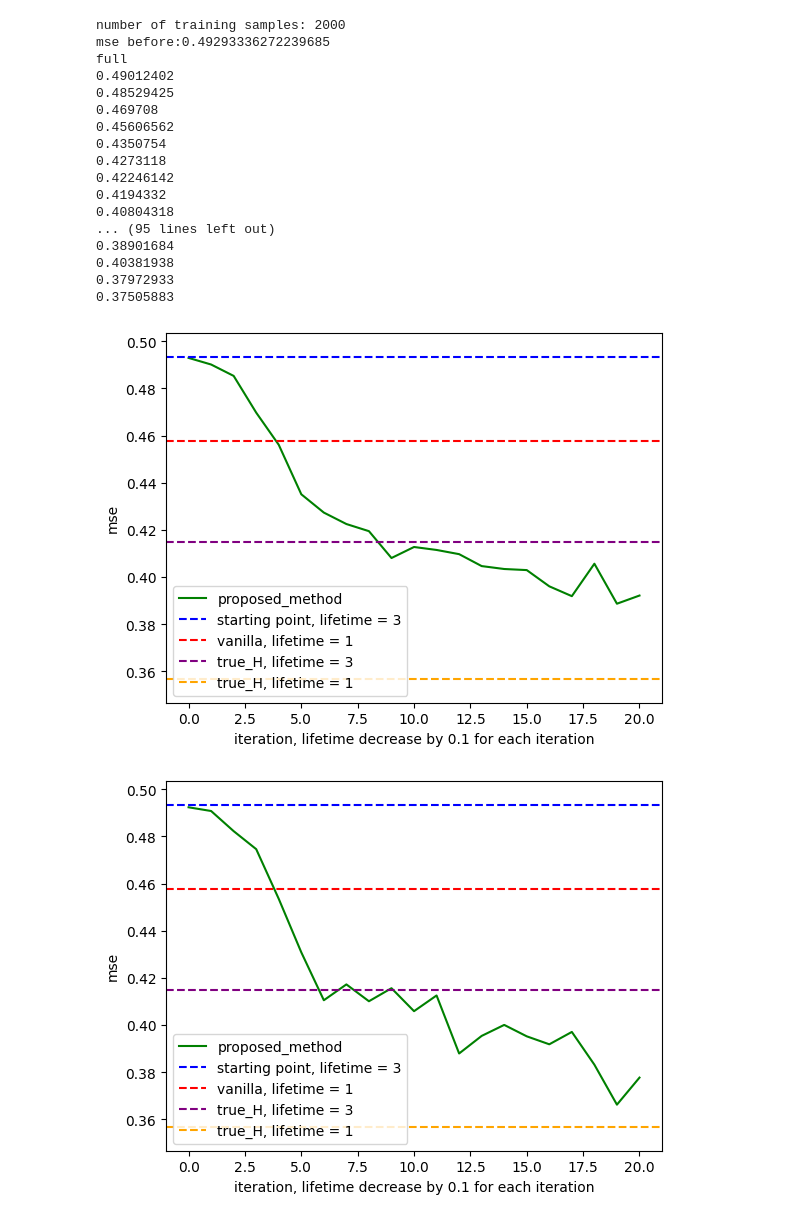
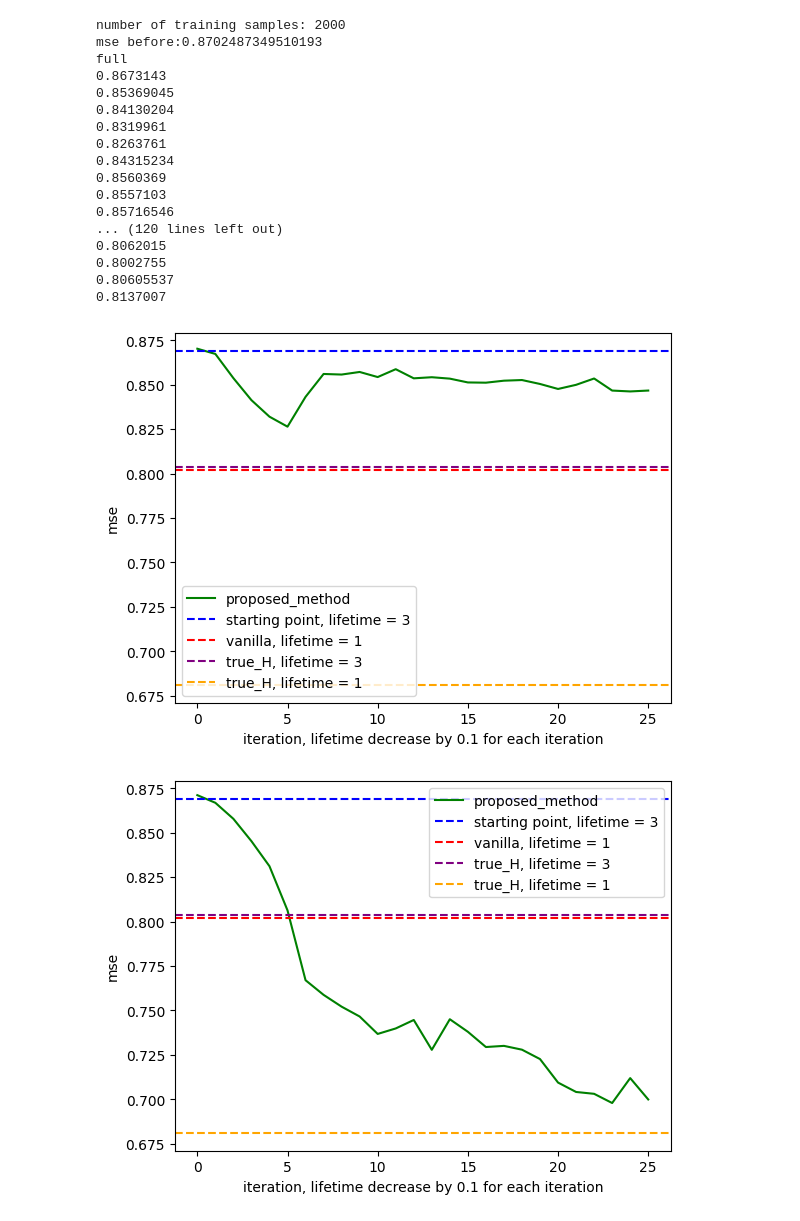
Before and after one commit to Xieyangxinyu/vie, a Jupyter notebook: rotation/reiterate_large.ipynb, the cells around one changed output. Drawn from its saved outputs; the diff is of its cells as text; code cells hidden in the pictures.

```diff
--- a/rotation/reiterate_large.ipynb
+++ b/rotation/reiterate_large.ipynb
@@ -11,7 +11,7 @@ import jax.numpy as jnp
 from jax import grad, vmap
 
 dim_in = 5
-active = 1
+active = 2
 def simulate_y(x, rotation, seed = 0, noise_sig2 = 0.0001):
     res = jnp.dot(x, rotation)
     projected = jnp.concatenate([jnp.ones(active), jnp.zeros(dim_in - active)])
@@ -170,9 +170,8 @@ lifetime: 3
 # %%
 for lifetime in [0.1,0.5,1,2,3]:
     for n_sim in sample_range:
-        for round in range(2):
-            print(f"lifetime: {lifetime}")
-            mse, _, _, _, _, _ = train_and_evaluate(x_train[:n_sim, ], y_train[:n_sim], x_test, y_test, M, lifetime_max, delta)
-            print(mse)
+        print(f"lifetime: {lifetime}")
+        mse, _, _, _, _, _ = train_and_evaluate(x_train[:n_sim, ], y_train[:n_sim], x_test, y_test, M, lifetime_max, delta)
+        print(mse)
 # %% [output]
 lifetime: 0.1
@@ -223,7 +212,7 @@ for n_sim in sample_range:
         x_train_transformed, x_test_transformed = transform_data(H_0, x_train[:n_sim, ], x_test)
         H = H_0
         lifetime = lifetime_max
-        for reiterate in range(20):
+        for reiterate in range(25):
             #print(get_angle_distance(H, true_H))
             mse, H = experiment(x_train_transformed, y_train[:n_sim],
                  x_test_transformed, y_test, M, lifetime, delta, H)
@@ -235,41 +224,41 @@ for n_sim in sample_range:
         stats[n_sim].append(results)
 # %% [output]
 number of training samples: 2000
-mse before:0.49293336272239685
+mse before:0.8702487349510193
 full
-0.49012402
-0.48529425
-0.469708
-0.45606562
-0.4350754
-0.4273118
-0.42246142
-0.4194332
-0.40804318
-... (95 lines left out)
-0.38901684
-0.40381938
-0.37972933
-0.37505883
+0.8673143
+0.85369045
+0.84130204
+0.8319961
+0.8263761
+0.84315234
+0.8560369
+0.8557103
+0.85716546
+... (120 lines left out)
+0.8062015
+0.8002755
+0.80605537
+0.8137007
 # %%
 begin_mse, _, _, _, _, _ = train_and_evaluate(x_train[:n_sim, ], y_train[:n_sim], x_test, y_test, M, 3, delta)
 mse_nothing, _, _, _, _, _ = train_and_evaluate(x_train[:n_sim, ], y_train[:n_sim], x_test, y_test, M, 1, delta)
 mse_best = simulate_proj_H(x_train[:n_sim, ], y_train[:n_sim], x_test, y_test, M, 1, delta, weights_lifetime, H = true_H)
 mse_sub_best = simulate_proj_H(x_train[:n_sim, ], y_train[:n_sim], x_test, y_test, M, 3, delta, weights_lifetime, H = true_H)
 # %%
-x = [0,1,2,3,4,5,6,7,8,9,10,11,12,13,14,15,16,17,18,19,20]
+x = list(range(26))
 
 for tries in range(5):
     fig, ax = plt.subplots()
     ax.set_ylim(mse_best-0.01, begin_mse+0.01)  #
     ax.plot(x, stats[2000][tries]['full'], color='g', label='proposed_method')
     ax.axhline(y=begin_mse, color='b', linestyle='--', label='starting point, lifetime = 3')
     ax.axhline(y=mse_nothing, color='r', linestyle='--', label='vanilla, lifetime = 1')
     ax.axhline(y=mse_sub_best, color='purple', linestyle='--', label='true_H, lifetime = 3')
     ax.axhline(y=mse_best, color='orange', linestyle='--', label='true_H, lifetime = 1')
     ax.set_xlabel("iteration, lifetime decrease by 0.1 for each iteration")
     ax.set_ylabel("mse")
     ax.legend()
 # %% [output]
-[figure, old version]
+[figure, new version]
-[figure, old version]
+[figure, new version]
```
Also changed, not shown: parts of 6 cells of this notebook, 3 other files.
